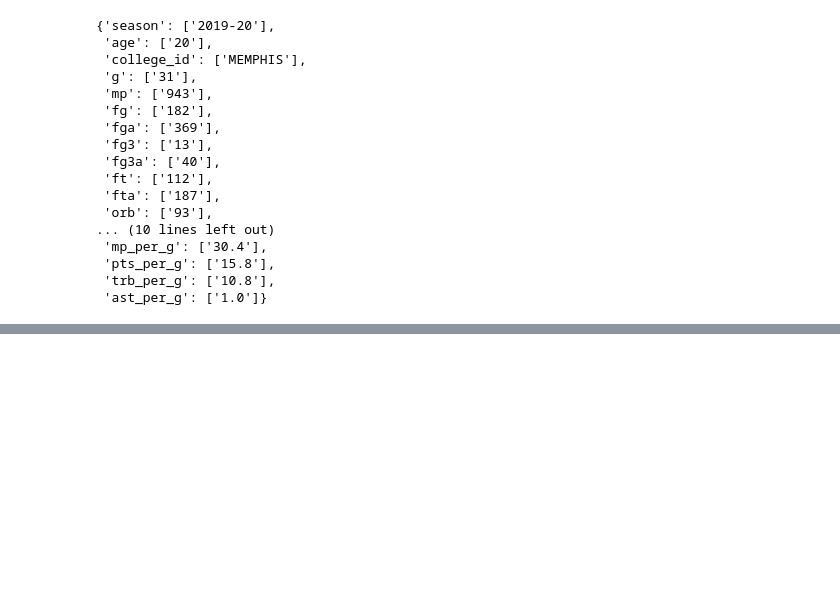
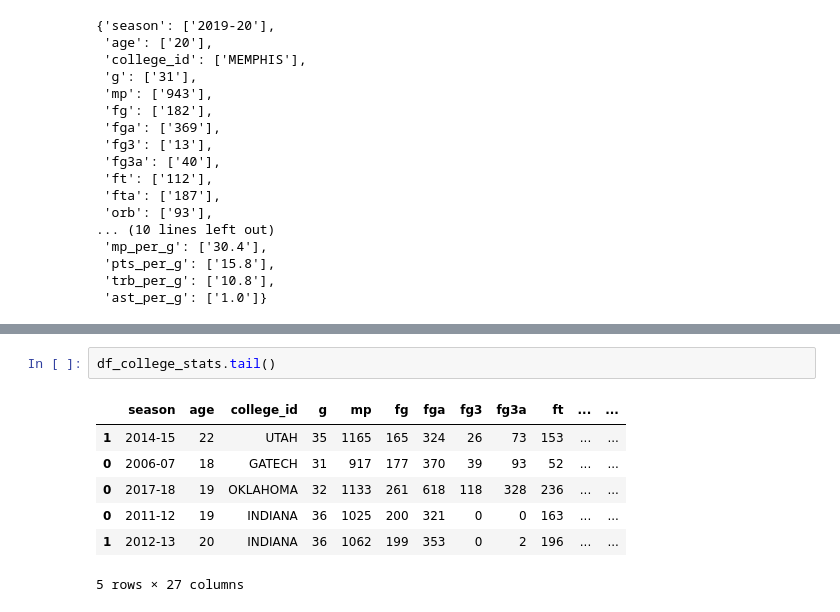
Before and after one commit to Jirawatz/NBA_Predictor, a Jupyter notebook: NBA Predictor.ipynb, the cells around one changed output, grey strips where cells are left out. Saved outputs shown, nothing was run; the diff lists cells and outputs as text; blank space fills up the shorter version.

```diff
--- a/NBA Predictor.ipynb
+++ b/NBA Predictor.ipynb
@@ -214,0 +241,10 @@ https://www.basketball-reference.com/players/a/aldrila01.html
+# %%
+df_college_stats.tail()
+# %% [output]
+|  | season | age | college_id | g | mp | fg | fga | fg3 | fg3a | ft | ... | ... |
+| 1 | 2014-15 | 22 | UTAH | 35 | 1165 | 165 | 324 | 26 | 73 | 153 | ... | ... |
+| 0 | 2006-07 | 18 | GATECH | 31 | 917 | 177 | 370 | 39 | 93 | 52 | ... | ... |
+| 0 | 2017-18 | 19 | OKLAHOMA | 32 | 1133 | 261 | 618 | 118 | 328 | 236 | ... | ... |
+| 0 | 2011-12 | 19 | INDIANA | 36 | 1025 | 200 | 321 | 0 | 0 | 163 | ... | ... |
+| 1 | 2012-13 | 20 | INDIANA | 36 | 1062 | 199 | 353 | 0 | 2 | 196 | ... | ... |
+5 rows × 27 columns
```
Also changed, not shown: parts of 13 cells of this notebook, 1 other file.
